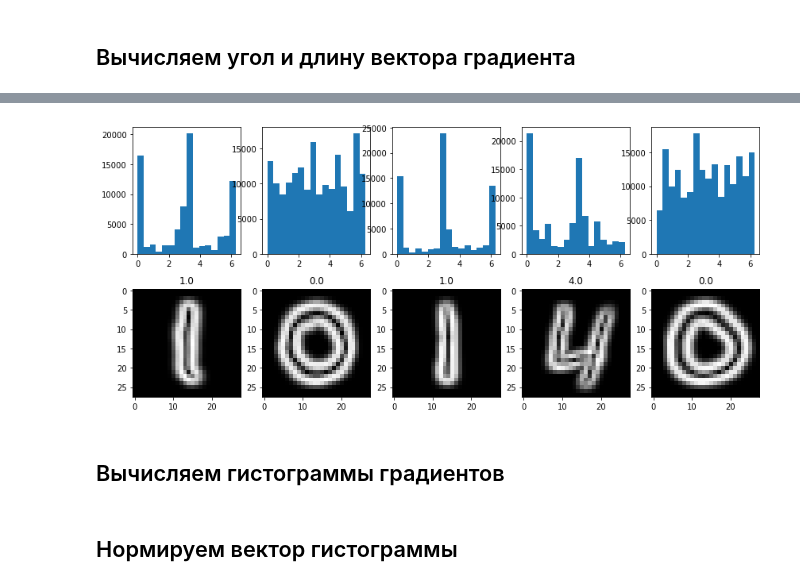
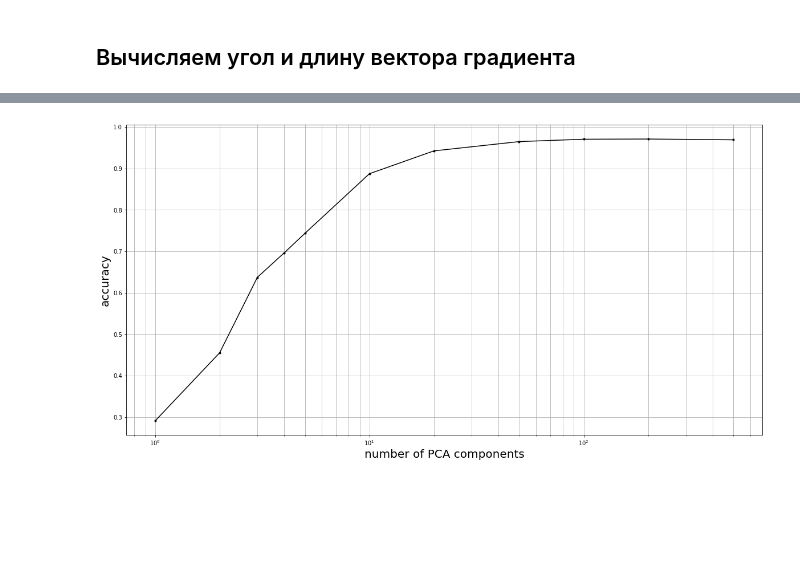
Before and after one commit to annakarpova1/ds-homeworks, a Jupyter notebook: 002-digit.ipynb, the cells around one changed output, grey strips where cells are left out. Saved outputs shown, nothing was run; the diff lists cells and outputs as text; code cells hidden in the pictures; blank space fills up the shorter version.

```diff
--- a/002-digit.ipynb
+++ b/002-digit.ipynb
@@ -132,26 +173,18 @@ error: /io/opencv/modules/core/src/alloc.cpp:55: error: (-4) Failed to allocate
+# %%
+train_g_flatten =train_g.reshape(42000,-1)
+test_g_flatten =test_g.reshape(28000,-1)
 # %%
 for i, n_components in enumerate(n_components_array):
-    pca = PCA(n_component=n_components)
-    pca.fit(train_g)
-    transform = pca.transform(train_g)
+    pca = PCA(n_components=n_components)
+    pca.fit(train_g_flatten)
+    transform = pca.transform(train_g_flatten)
     score_array[i] = evaluate_classifier(clf, transform, train_label, 0.8)
 # %%
-figure(figsize(20,10))
-plot(n_components_array,score_array,'k.-')
-xscale('log')
-xlabel("number of PCA components", size=20)
-ylabel("accuracy", size=20)
-grid(which="both")
+plt.figure(figsize=(20,10))
+plt.plot(n_components_array,score_array,'k.-')
+plt.xscale('log')
+plt.xlabel("number of PCA components", size=20)
+plt.ylabel("accuracy", size=20)
+plt.grid(which="both")
+# %% [output]
+[figure, added]
-# %%
-fig = plt.figure(figsize=(20, 10))
-for i, img in enumerate(train_g[:5], 1):
-    subplot = fig.add_subplot(1, 7, i)
-    plt.imshow(img, cmap='gray');
-    subplot.set_title('%s' % train_label[i - 1]);
-    subplot = fig.add_subplot(3, 7, i)
-    plt.hist(train_theta[i - 1].flatten(),
-             bins=16, weights=train_g[i - 1].flatten())
-# %% [output]
-[figure, removed]
-# %% [markdown]
-## Вычисляем гистограммы градиентов
@@ -175,2 +190,0 @@ for i in range(len(test_img)):
-# %% [markdown]
-## Нормируем вектор гистограммы
```
Also changed, not shown: parts of 38 cells of this notebook.
